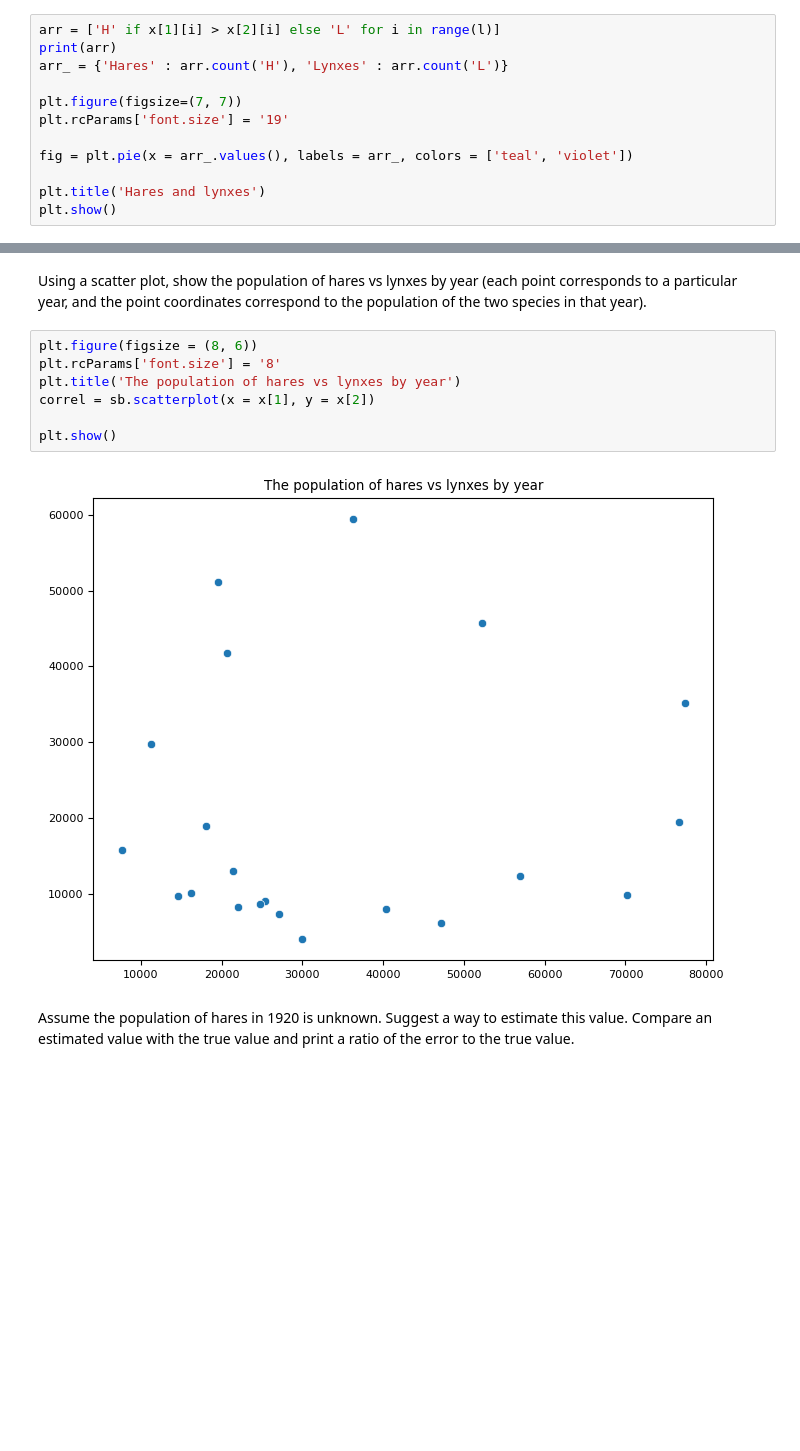
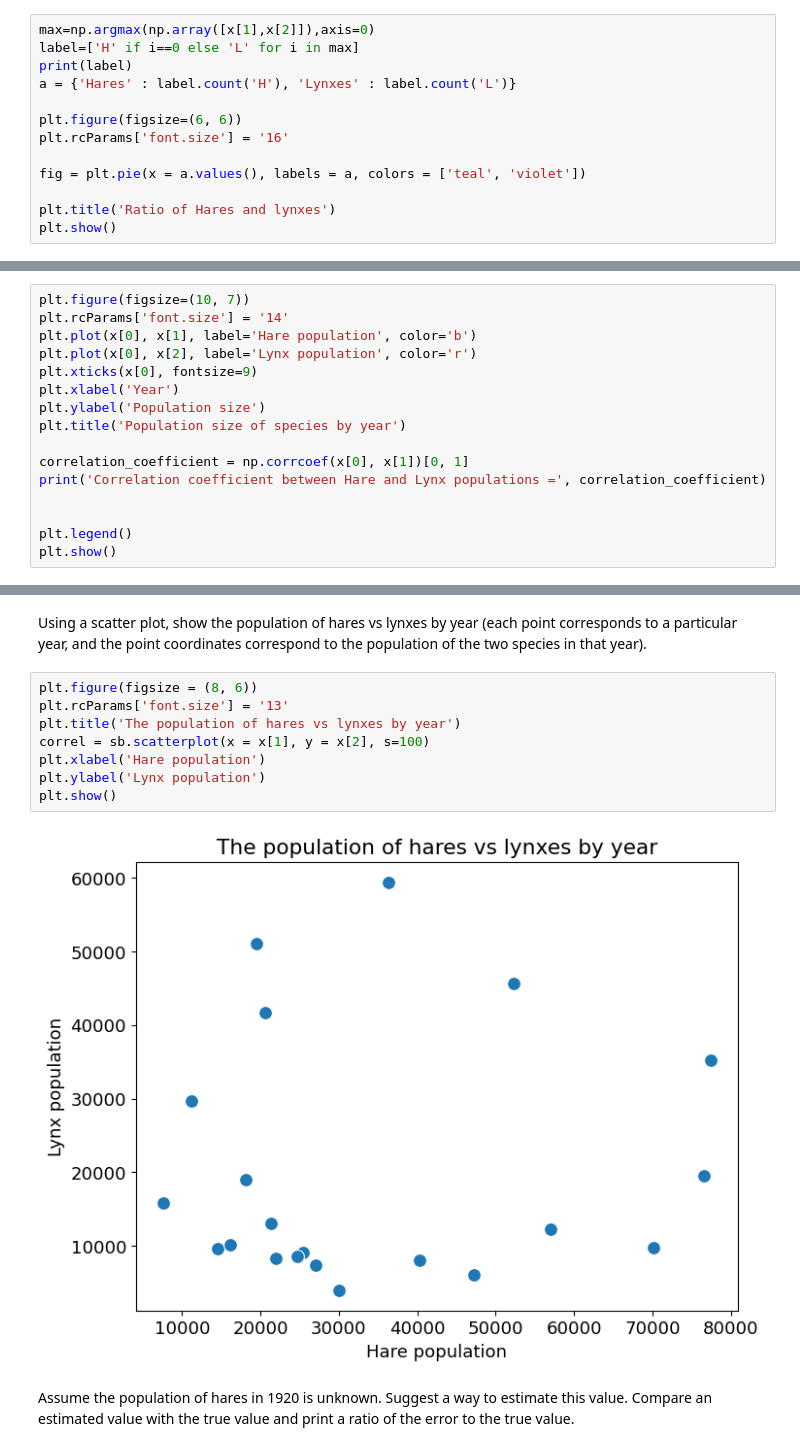
Before and after one commit to RokMonkey/Homework, a Jupyter notebook: Hometask3.ipynb, the cells around one changed output, grey strips where cells are left out. Drawn from its saved outputs; the diff is of its cells as text; blank space fills up the shorter version.

```diff
--- a/Hometask3.ipynb
+++ b/Hometask3.ipynb
@@ -131,16 +171,17 @@ fig3.plot()
 # %% [markdown]
 Find which species (hares or lynxes) has the largest population for each year. Print the result as [H, H, L, H, ...]. Plot a pie chart showing the ratio of "H" and "L" values.
 # %%
-arr = ['H' if x[1][i] > x[2][i] else 'L' for i in range(l)]
-print(arr)
-arr_ = {'Hares' : arr.count('H'), 'Lynxes' : arr.count('L')}
+max=np.argmax(np.array([x[1],x[2]]),axis=0)
+label=['H' if i==0 else 'L' for i in max]
+print(label)
+a = {'Hares' : label.count('H'), 'Lynxes' : label.count('L')}
 
-plt.figure(figsize=(7, 7))
-plt.rcParams['font.size'] = '19'
+plt.figure(figsize=(6, 6))
+plt.rcParams['font.size'] = '16'
 
-fig = plt.pie(x = arr_.values(), labels = arr_, colors = ['teal', 'violet'])
+fig = plt.pie(x = a.values(), labels = a, colors = ['teal', 'violet'])
 
-plt.title('Hares and lynxes')
+plt.title('Ratio of Hares and lynxes')
 plt.show()
 # %% [output]
 ['H', 'H', 'H', 'H', 'L', 'L', 'L', 'H', 'H', 'H', 'H', 'H', 'H', 'H', 'H', 'L', 'L', 'L', 'H', 'H', 'H']
@@ -157,0 +191,16 @@ ax = sb.heatmap(xx.corr(), annot=True, linewidths=3, linecolor='black')
+# %%
+plt.figure(figsize=(10, 7))
+plt.rcParams['font.size'] = '14'
+plt.plot(x[0], x[1], label='Hare population', color='b')
+plt.plot(x[0], x[2], label='Lynx population', color='r')
+plt.xticks(x[0], fontsize=9)
+plt.xlabel('Year')
+plt.ylabel('Population size')
+plt.title('Population size of species by year')
+
+correlation_coefficient = np.corrcoef(x[0], x[1])[0, 1]
+print('Correlation coefficient between Hare and Lynx populations =', correlation_coefficient)
+
+
+plt.legend()
+plt.show()
@@ -159,13 +211,14 @@ ax = sb.heatmap(xx.corr(), annot=True, linewidths=3, linecolor='black')
 Using a scatter plot, show the population of hares vs lynxes by year (each point corresponds to a particular year, and the point coordinates correspond to the population of the two species in that year).
 # %%
 plt.figure(figsize = (8, 6))
-plt.rcParams['font.size'] = '8'
+plt.rcParams['font.size'] = '13'
 plt.title('The population of hares vs lynxes by year')
-correl = sb.scatterplot(x = x[1], y = x[2])
-
+correl = sb.scatterplot(x = x[1], y = x[2], s=100)
+plt.xlabel('Hare population')
+plt.ylabel('Lynx population')
 plt.show()
 # %% [output]
-[figure, old version]
+[figure, new version]
 # %% [markdown]
 Assume the population of hares in 1920 is unknown. Suggest a way to estimate this value. Compare an estimated value with the true value and print a ratio of the error to the true value.
 # %%
```
Also changed, not shown: parts of 15 cells of this notebook.
